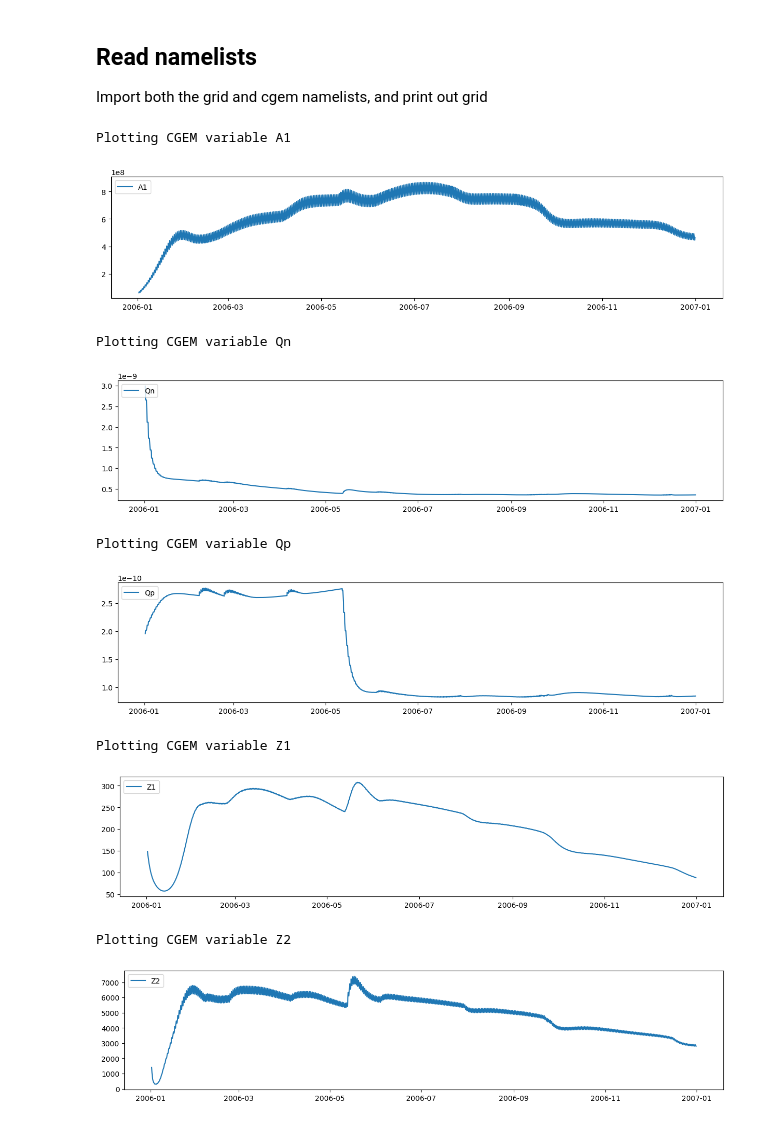
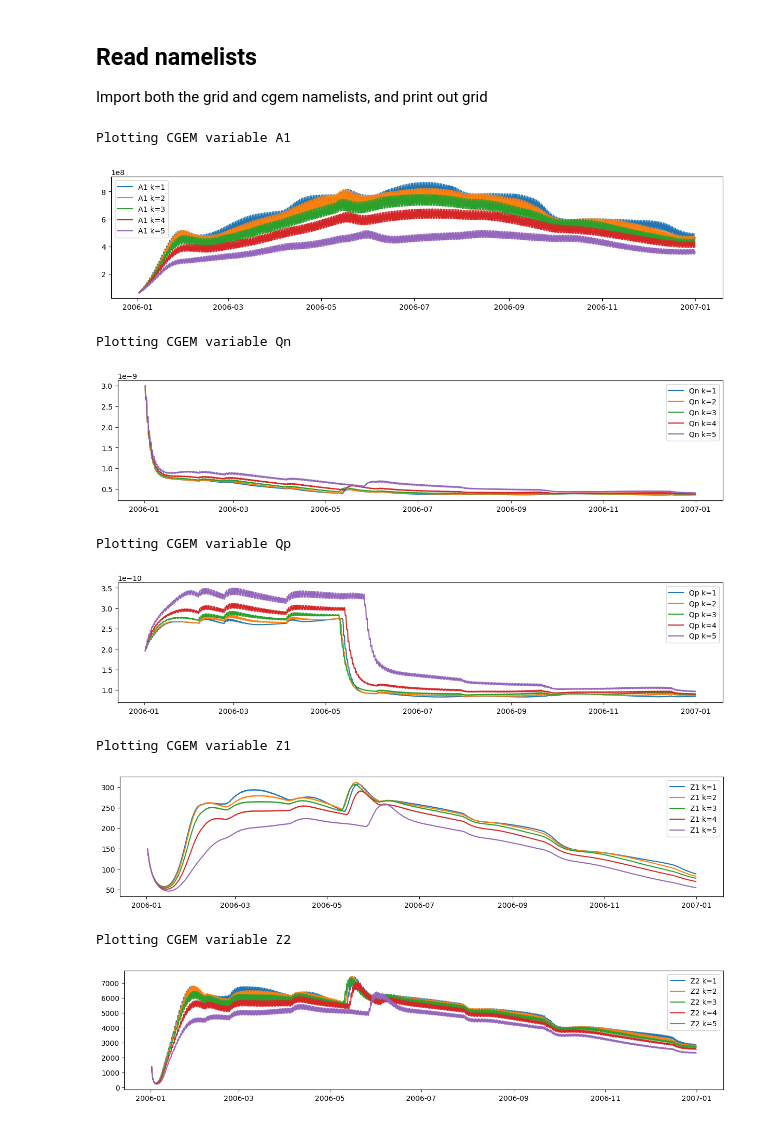
Before and after one commit to OyBcSt/cgem-schism, a Jupyter notebook: cgem_check.ipynb, the cells around one changed output. Saved outputs shown, nothing was run; the diff lists cells and outputs as text; code cells hidden in the pictures.

```diff
--- a/cgem_check.ipynb
+++ b/cgem_check.ipynb
@@ -36,28 +20,28 @@ import f90nml
 cgem = f90nml.read('cgem.nml')
 grid = f90nml.read('grid.nml')
 # %%
-cgem_plot1D(grid,'A1')
+cgem_plotks(grid,'A1')
 # %% [output]
 Plotting CGEM variable A1
-[figure, old version]
+[figure, new version]
 # %%
-cgem_plot1D(grid,'Qn')
+cgem_plotks(grid,'Qn')
 # %% [output]
 Plotting CGEM variable Qn
-[figure, old version]
+[figure, new version]
 # %%
-cgem_plot1D(grid,'Qp')
+cgem_plotks(grid,'Qp')
 # %% [output]
 Plotting CGEM variable Qp
-[figure, old version]
+[figure, new version]
 # %%
-cgem_plot1D(grid,'Z1')
+cgem_plotks(grid,'Z1')
 # %% [output]
 Plotting CGEM variable Z1
-[figure, old version]
+[figure, new version]
 # %%
-cgem_plot1D(grid,'Z2')
+cgem_plotks(grid,'Z2')
 # %% [output]
 Plotting CGEM variable Z2
-[figure, old version]
+[figure, new version]
 # %%
```
Also changed, not shown: parts of 17 cells of this notebook, 2 other files.
